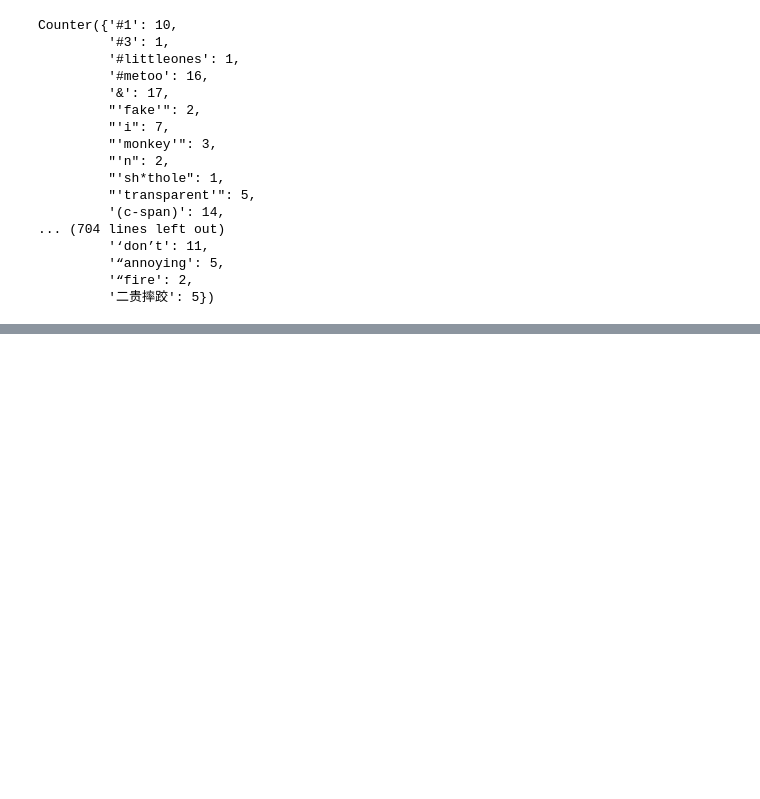
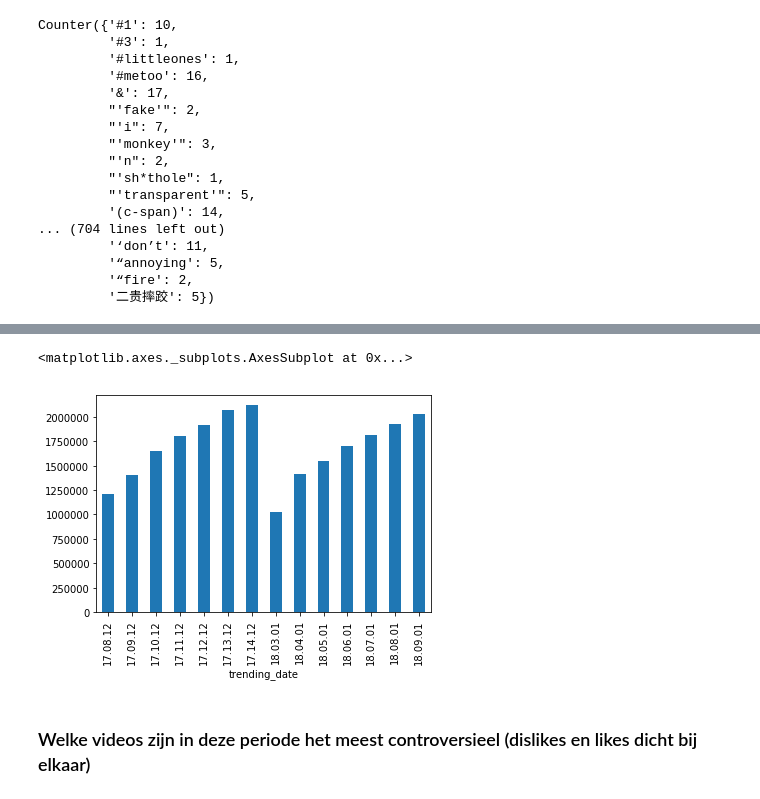
Before and after one commit to SandervWickeren/DataScience_YouTube, a Jupyter notebook: Project-YouTube.ipynb, the cells around one changed output, grey strips where cells are left out. Cells and saved outputs as stored; diff of their text form; code cells hidden in the pictures; blank space fills up the shorter version.

```diff
--- a/Project-YouTube.ipynb
+++ b/Project-YouTube.ipynb
@@ -121,0 +132,8 @@ Counter({'#1': 10,
+# %%
+dislikesDay = trending.groupby("trending_date").dislikes.sum()
+dislikesDay[dislikesDay>dislikesDay.std()+dislikesDay.mean()].plot(kind="bar")
+# %% [output]
+<matplotlib.axes._subplots.AxesSubplot at 0x...>
+[figure, added]
+# %% [markdown]
+### Welke videos zijn in deze periode het meest controversieel (dislikes en likes dicht bij elkaar)
```
Also changed, not shown: parts of 10 cells of this notebook.
